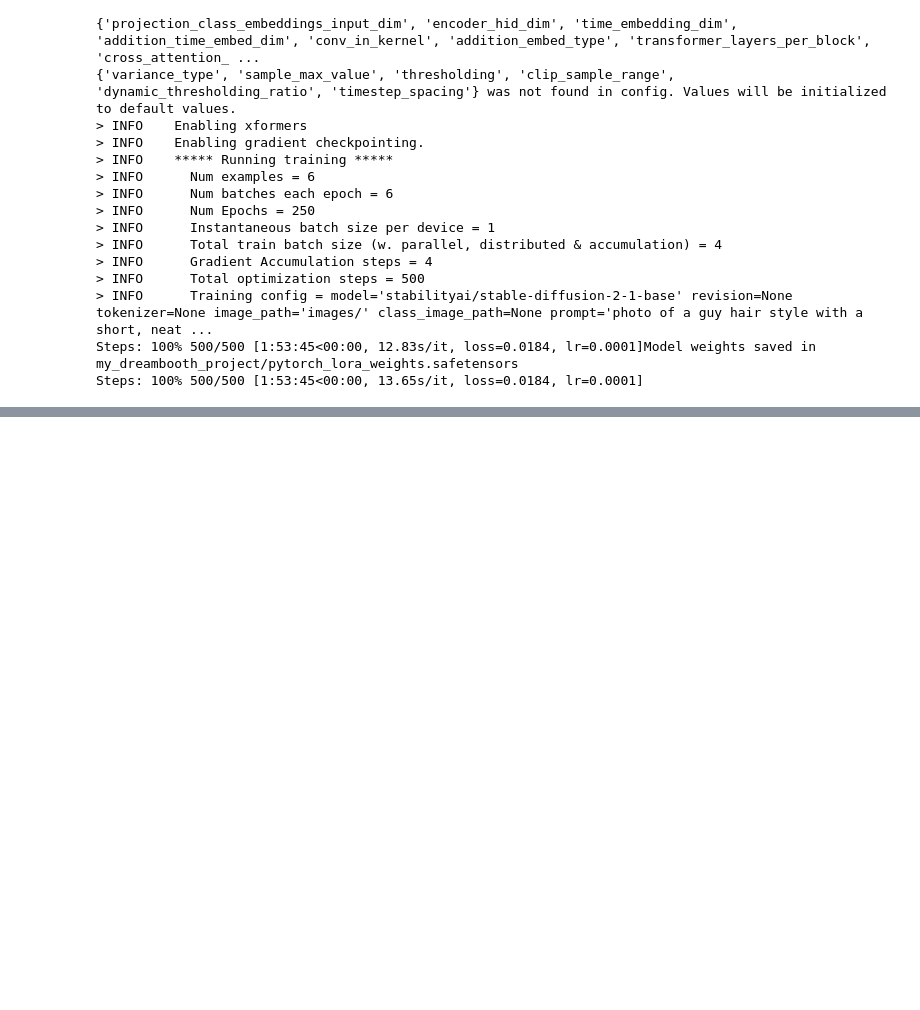
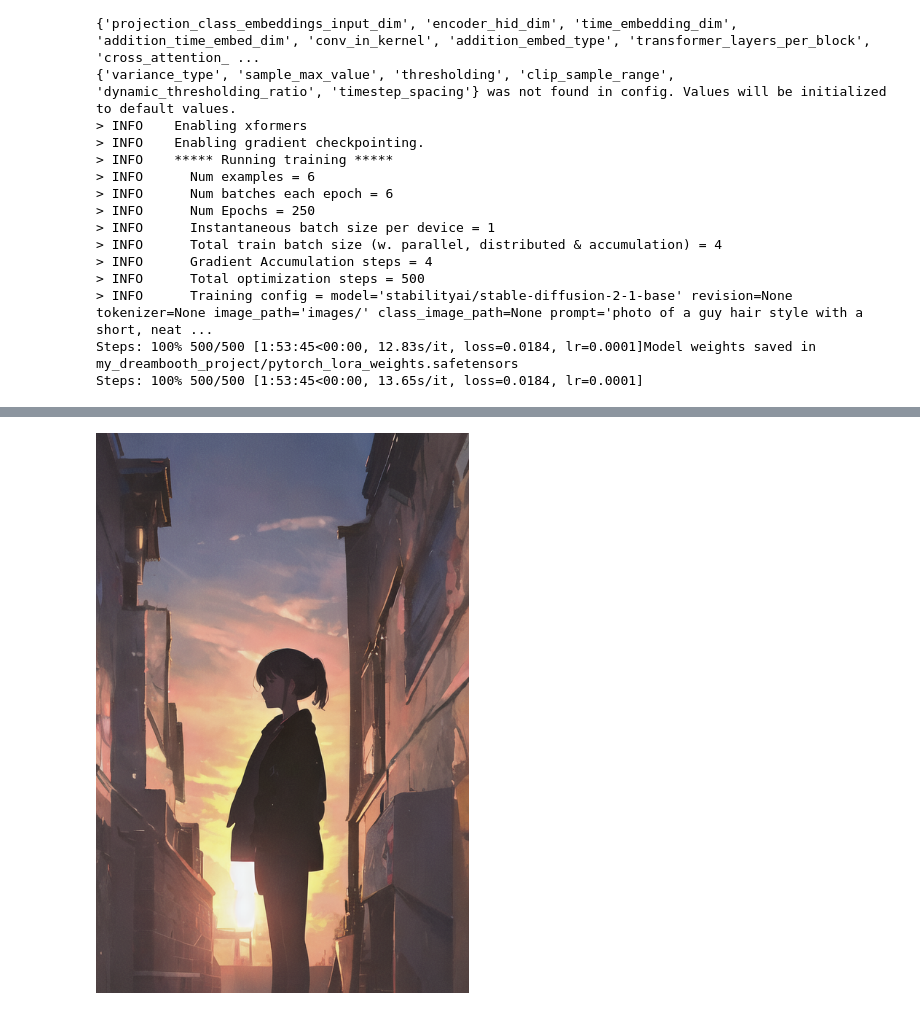
Before and after one commit to JSJeong-me/Stable_Diffusion, a Jupyter notebook: AutoTrain_Dreambooth.ipynb, the cells around one changed output, grey strips where cells are left out. Drawn from its saved outputs; the diff is of its cells as text; code cells hidden in the pictures; blank space fills up the shorter version.

```diff
--- a/AutoTrain_Dreambooth.ipynb
+++ b/AutoTrain_Dreambooth.ipynb
@@ -151,0 +165,32 @@ image.save("hair-cut.png")
+# %%
+import torch
+
+from diffusers import StableDiffusionPipeline, DPMSolverMultistepScheduler
+
+pipeline = StableDiffusionPipeline.from_pretrained(
+    "gsdf/Counterfeit-V2.5", torch_dtype=torch.float16, safety_checker=None, use_safetensors=True
+).to("cuda")
+pipeline.scheduler = DPMSolverMultistepScheduler.from_config(
+    pipeline.scheduler.config, use_karras_sigmas=True
+)
+# %%
+lora_model_id = "sayakpaul/civitai-light-shadow-lora"
+lora_filename = "light_and_shadow.safetensors"
+pipeline.load_lora_weights(lora_model_id, weight_name=lora_filename)
+# %%
+prompt = "masterpiece, best quality, 1girl, at dusk"
+negative_prompt = ("(low quality, worst quality:1.4), (bad anatomy), (inaccurate limb:1.2), "
+                   "bad composition, inaccurate eyes, extra digit, fewer digits, (extra arms:1.2), large breasts")
+
+images = pipeline(prompt=prompt,
+    negative_prompt=negative_prompt,
+    width=512,
+    height=768,
+    num_inference_steps=15,
+    num_images_per_prompt=4,
+    generator=torch.manual_seed(0)
+).images
+# %%
+images[0]
+# %% [output]
+[figure, added]
```
Also changed, not shown: parts of 4 cells of this notebook.
